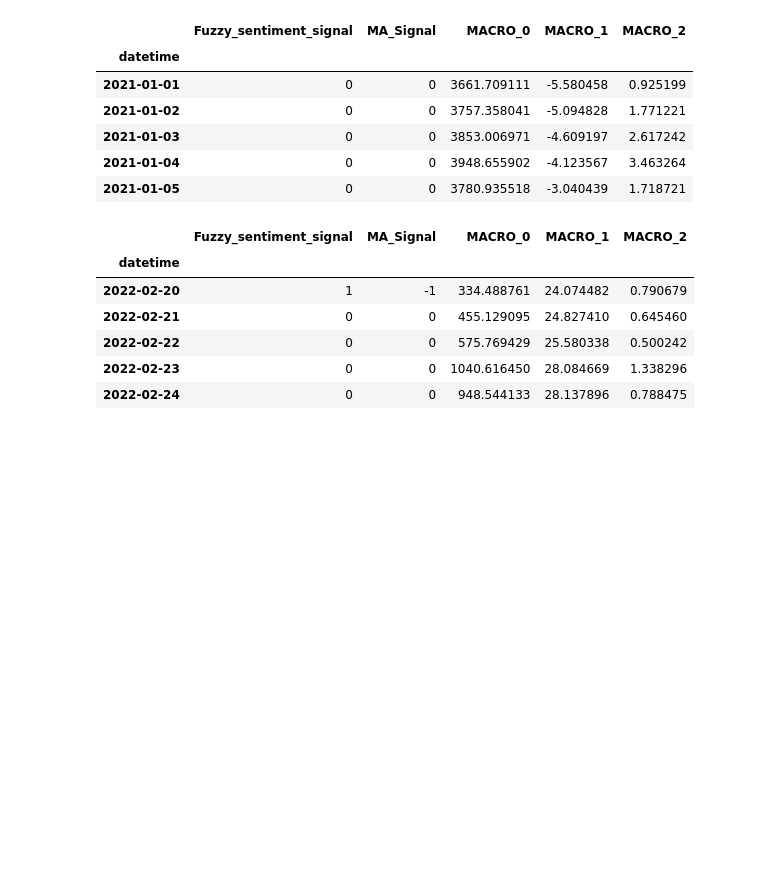
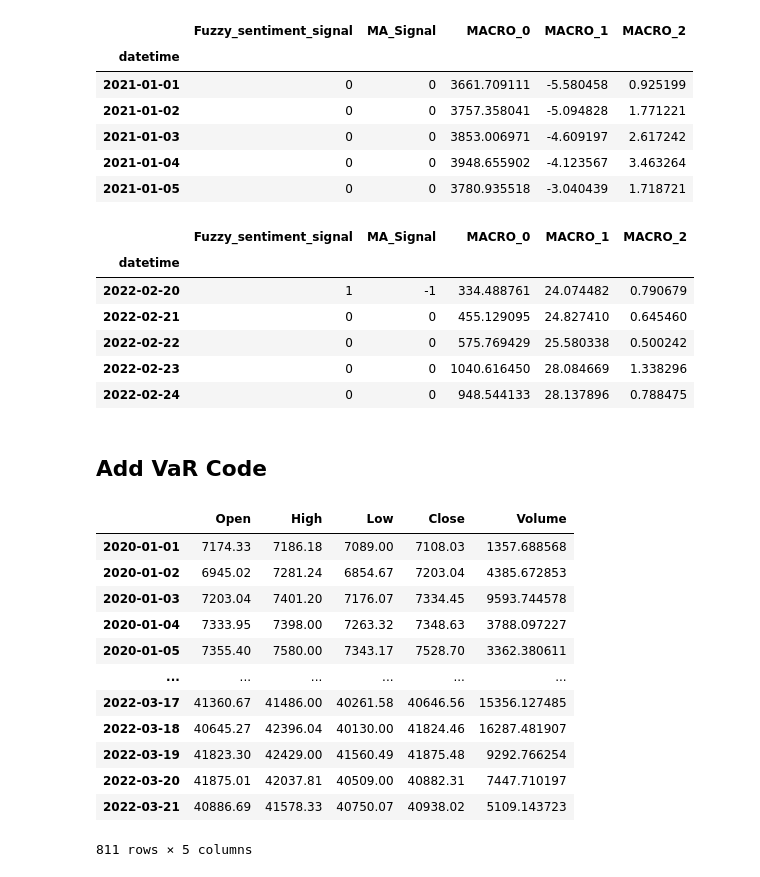
Before and after one commit to astronights/A4_Paper_Trading, a Jupyter notebook: notebooks/IS5006_Historical.ipynb, the cells around one changed output. Saved outputs shown, nothing was run; the diff lists cells and outputs as text; code cells hidden in the pictures; blank space fills up the shorter version.

```diff
--- a/notebooks/IS5006_Historical.ipynb
+++ b/notebooks/IS5006_Historical.ipynb
@@ -221,3 +253,22 @@ updated_df.tail()
 # %%
 updated_df.index = pd.to_datetime(updated_df.index)
 updated_df.to_csv('IS5006_Historical.csv')
+# %% [markdown]
+## Add VaR Code
+# %%
+var_df = historical_df.copy(deep = True)
+var_df
+# %% [output]
+|  | Open | High | Low | Close | Volume |
+| 2020-01-01 | 7174.33 | 7186.18 | 7089.00 | 7108.03 | 1357.688568 |
+| 2020-01-02 | 6945.02 | 7281.24 | 6854.67 | 7203.04 | 4385.672853 |
+| 2020-01-03 | 7203.04 | 7401.20 | 7176.07 | 7334.45 | 9593.744578 |
+| 2020-01-04 | 7333.95 | 7398.00 | 7263.32 | 7348.63 | 3788.097227 |
+| 2020-01-05 | 7355.40 | 7580.00 | 7343.17 | 7528.70 | 3362.380611 |
+| ... | ... | ... | ... | ... | ... |
+| 2022-03-17 | 41360.67 | 41486.00 | 40261.58 | 40646.56 | 15356.127485 |
+| 2022-03-18 | 40645.27 | 42396.04 | 40130.00 | 41824.46 | 16287.481907 |
+| 2022-03-19 | 41823.30 | 42429.00 | 41560.49 | 41875.48 | 9292.766254 |
+| 2022-03-20 | 41875.01 | 42037.81 | 40509.00 | 40882.31 | 7447.710197 |
+| 2022-03-21 | 40886.69 | 41578.33 | 40750.07 | 40938.02 | 5109.143723 |
+811 rows × 5 columns
```
Also changed, not shown: parts of 16 cells of this notebook, 1 other file.
